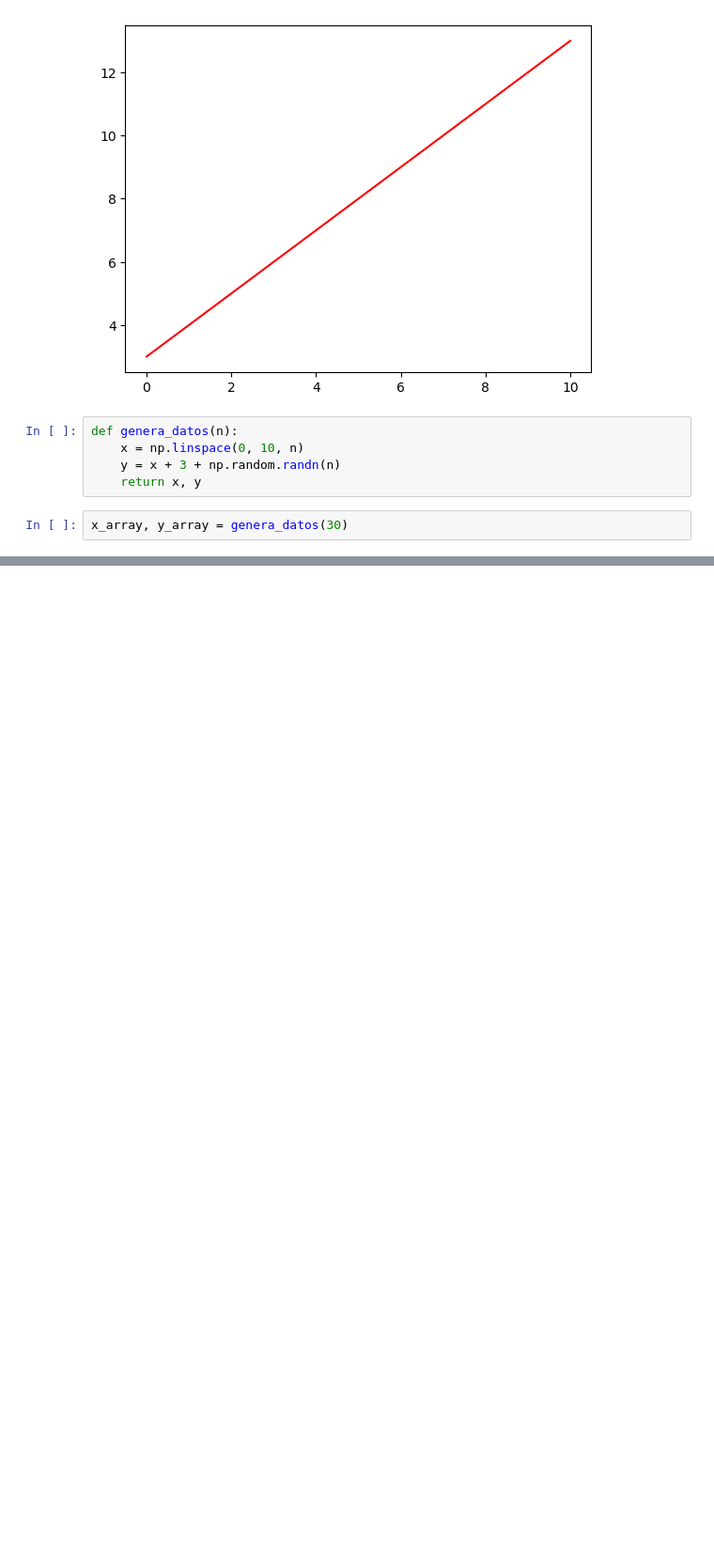
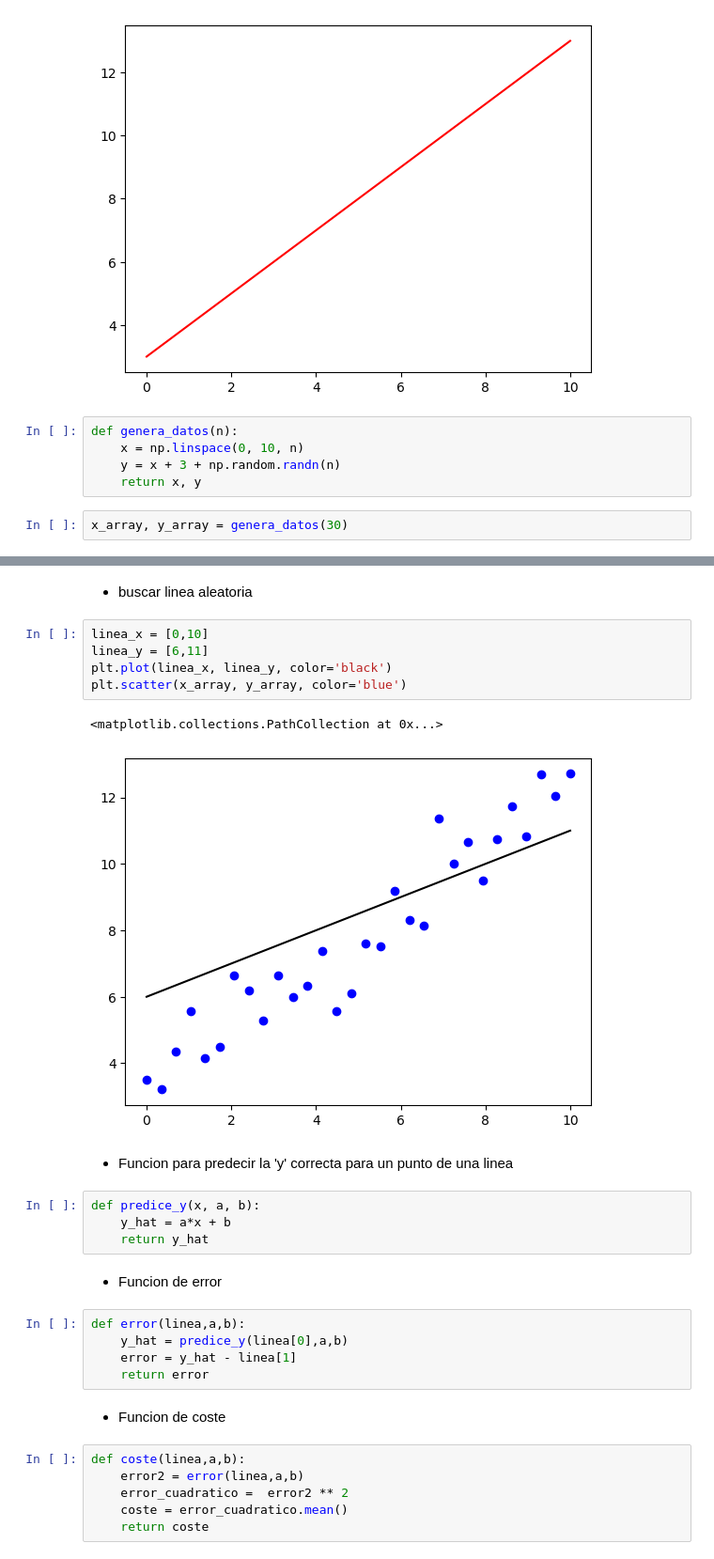
Before and after one commit to braiso-22/pruebasPyplot, a Jupyter notebook: regresion.ipynb, the cells around one changed output, grey strips where cells are left out. Shown at 94% size. Drawn from its saved outputs; the diff is of its cells as text; blank space fills up the shorter version.

Commit message:
funciones de coste error y derivadas

```diff
--- a/regresion.ipynb
+++ b/regresion.ipynb
@@ -30,0 +34,31 @@ plt.show()
+# %% [markdown]
+* buscar linea aleatoria
+# %%
+linea_x = [0,10]
+linea_y = [6,11]
+plt.plot(linea_x, linea_y, color='black')
+plt.scatter(x_array, y_array, color='blue')
+# %% [output]
+<matplotlib.collections.PathCollection at 0x...>
+[figure, added]
+# %% [markdown]
+* Funcion para predecir la 'y' correcta para un punto de una linea
+# %%
+def predice_y(x, a, b):
+    y_hat = a*x + b
+    return y_hat
+# %% [markdown]
+* Funcion de error
+# %%
+def error(linea,a,b):
+    y_hat = predice_y(linea[0],a,b)
+    error = y_hat - linea[1]
+    return error
+# %% [markdown]
+* Funcion de coste
+# %%
+def coste(linea,a,b):
+    error2 = error(linea,a,b)
+    error_cuadratico =  error2 ** 2
+    coste = error_cuadratico.mean()
+    return coste
```
Also changed, not shown: parts of 3 cells of this notebook, 1 other file.
